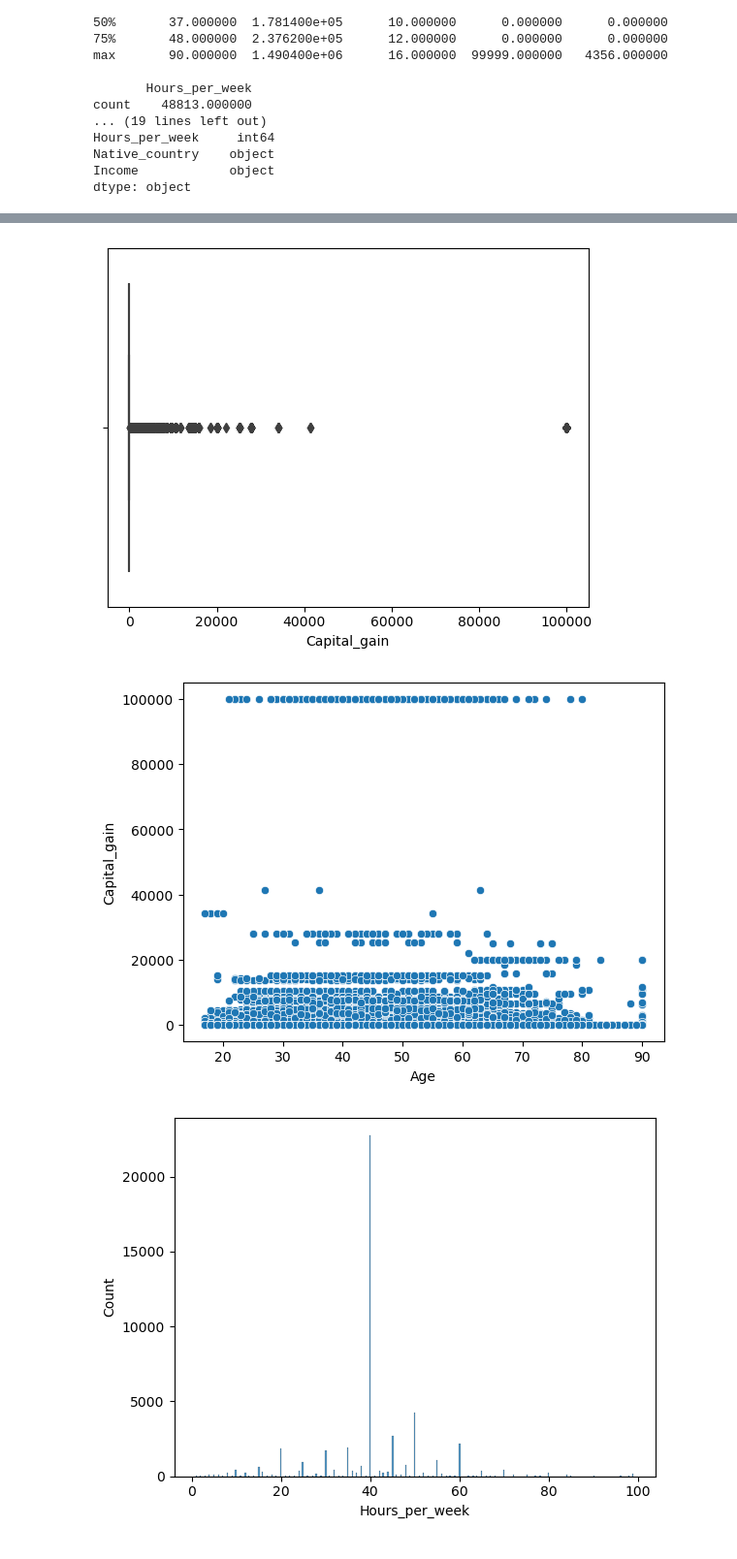
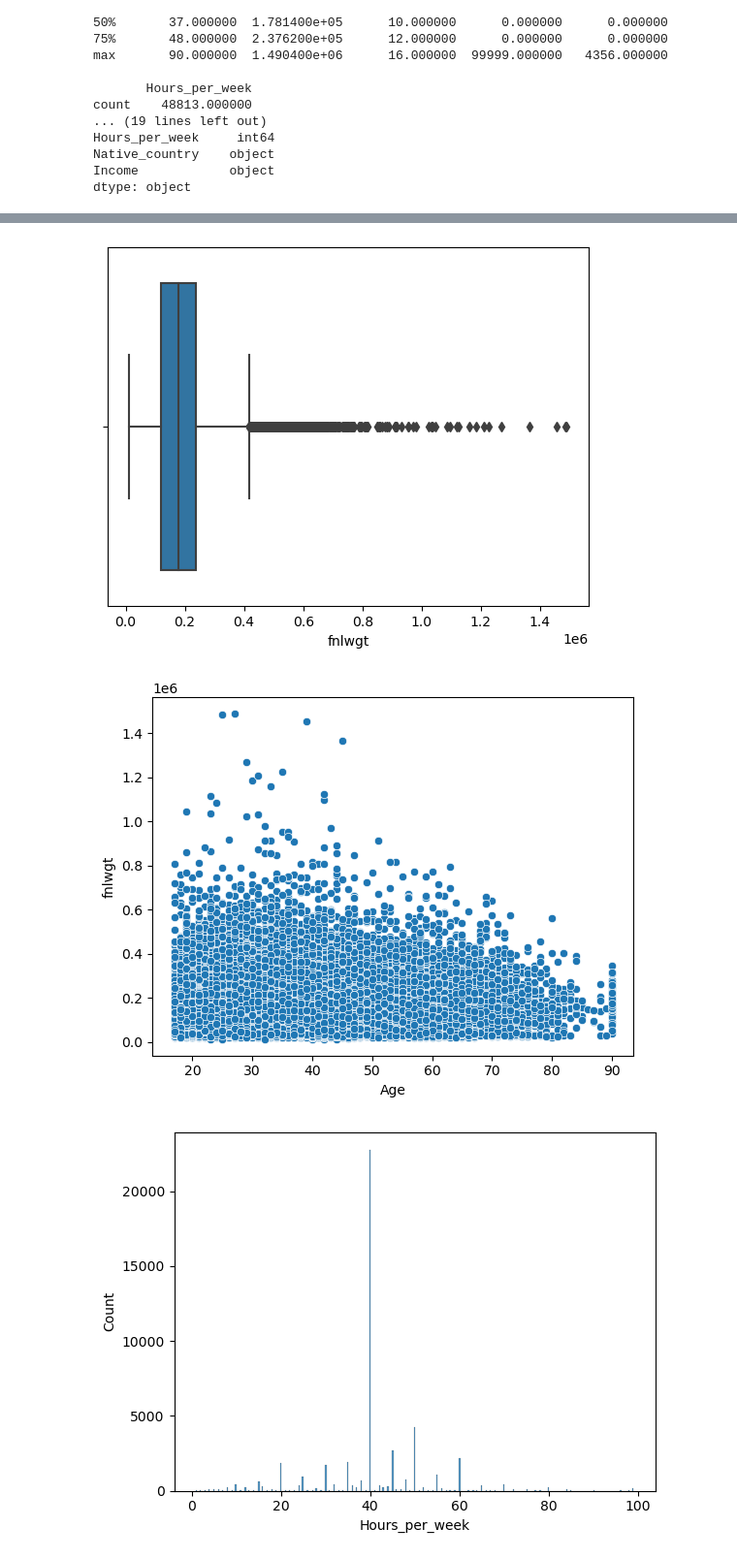
Before and after one commit to sebhatgg/DSE, a Jupyter notebook: Census_DataExploration.ipynb, the cells around one changed output, grey strips where cells are left out. Shown at 97% size. Saved outputs shown, nothing was run; the diff lists cells and outputs as text; code cells hidden in the pictures.

```diff
--- a/Census_DataExploration.ipynb
+++ b/Census_DataExploration.ipynb
@@ -90,14 +90,14 @@ dtype: object
 # %%
 
 # Histogram of a specific column
-sns.histplot(data['Capital_gain'])
+sns.histplot(data['fnlwgt'])
 plt.show()
 
 # Box plot for another column
-sns.boxplot(x=data['Capital_gain'])
+sns.boxplot(x=data['fnlwgt'])
 plt.show()
 
 # Scatter plot to explore relationship between two numerical variables
-sns.scatterplot(x='Age', y='Capital_gain', data=data)
+sns.scatterplot(x='Age', y='fnlwgt', data=data)
 plt.show()
 # %% [output]
@@ -105,5 +105,5 @@ plt.show()
-[figure, old version]
+[figure, new version]
-[figure, old version]
+[figure, new version]
 # %%
 # Histogram of a specific column
 sns.histplot(data['Hours_per_week'])
```
Also changed, not shown: parts of 1 cell of this notebook, 23 other files.
